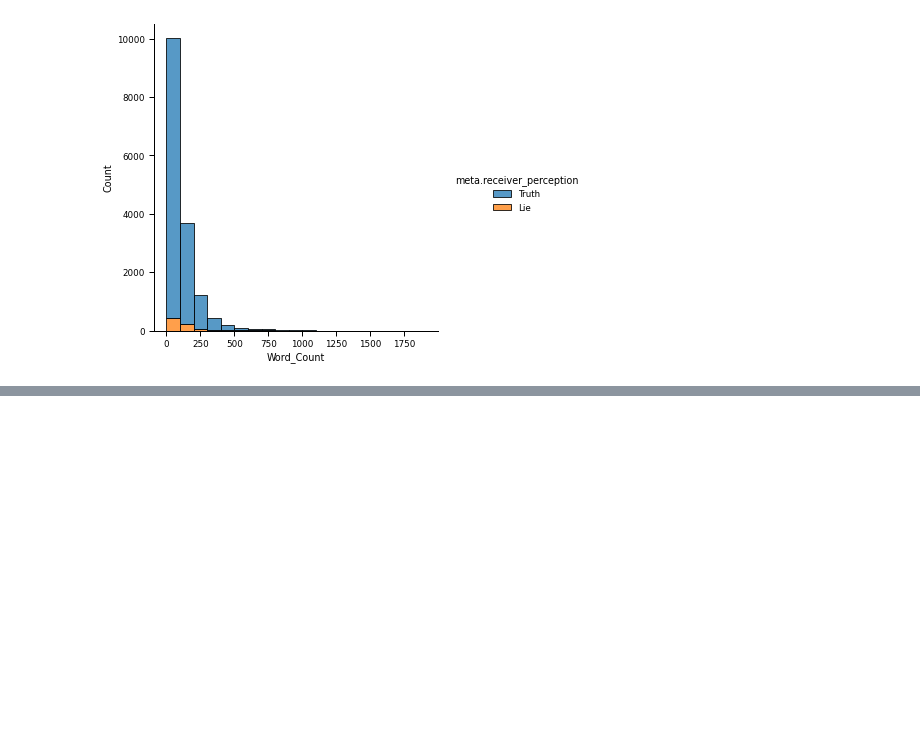
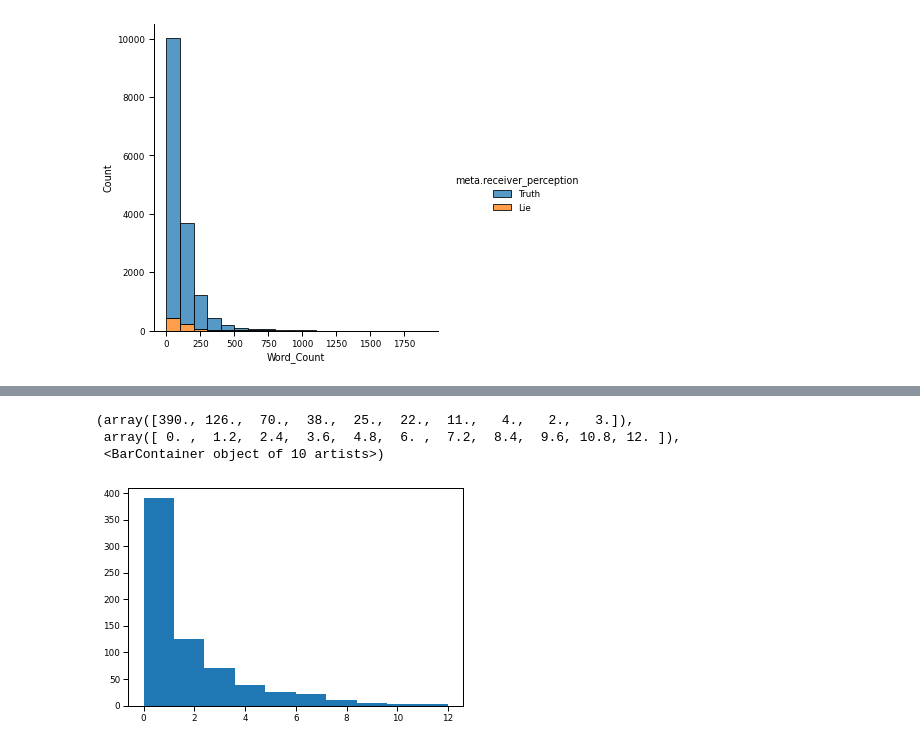
Before and after one commit to sinhasagar507/Comprehensive-Project-SEM8, a Jupyter notebook: src/visualization/deception_EDA.ipynb, the cells around one changed output, grey strips where cells are left out. Saved outputs shown, nothing was run; the diff lists cells and outputs as text; code cells hidden in the pictures; blank space fills up the shorter version.

```diff
--- a/src/visualization/deception_EDA.ipynb
+++ b/src/visualization/deception_EDA.ipynb
@@ -108,8 +101,11 @@ data.head()
 | Game1-italy-germany-4 | 89 | Yeah, I can’t say I’ve tried it a... | italy-Game1 | Game1-italy-germany-3 | Game1-italy-germany | Truth | None | ... |
 # %%
 # The Reddit Clean Function
-def clean(text, newline=True, quote=True, bullet_point=True,dates=True,
-          link=True, strikethrough=True, spoiler=True, heading=True, emoji=True, emoticon=True, contraction=True):
+def clean(
+        text, newline=True, quote=True,
+        bullet_point=True, dates=True, link=True,
+        strikethrough=True, spoiler=True, heading=True,
+        emoji=True, emoticon=True, contraction=True):
 
     # Newlines we dont need - only
     if newline:
@@ -323,3 +319,5 @@ plt.show()
 # %% [output]
 <Figure size 720x1080 with 0 Axes>
 [figure]
+# %%
+data_decep = data_decep.reset_index()
@@ -325,0 +449,7 @@ plt.show()
+# %%
+plt.hist(self_by_id.values())
+# %% [output]
+(array([390., 126.,  70.,  38.,  25.,  22.,  11.,   4.,   2.,   3.]),
+ array([ 0. ,  1.2,  2.4,  3.6,  4.8,  6. ,  7.2,  8.4,  9.6, 10.8, 12. ]),
+ <BarContainer object of 10 artists>)
+[figure, added]
```
Also changed, not shown: parts of 17 cells of this notebook, 3 other files.
